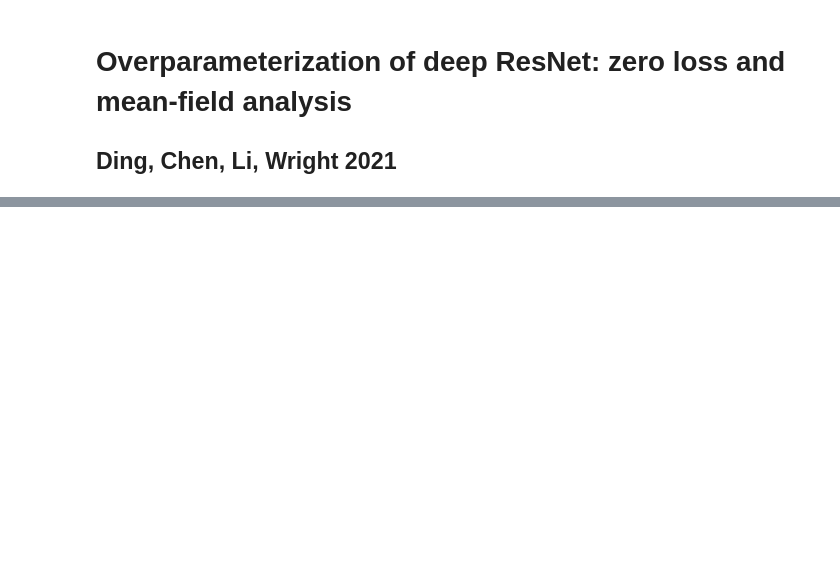
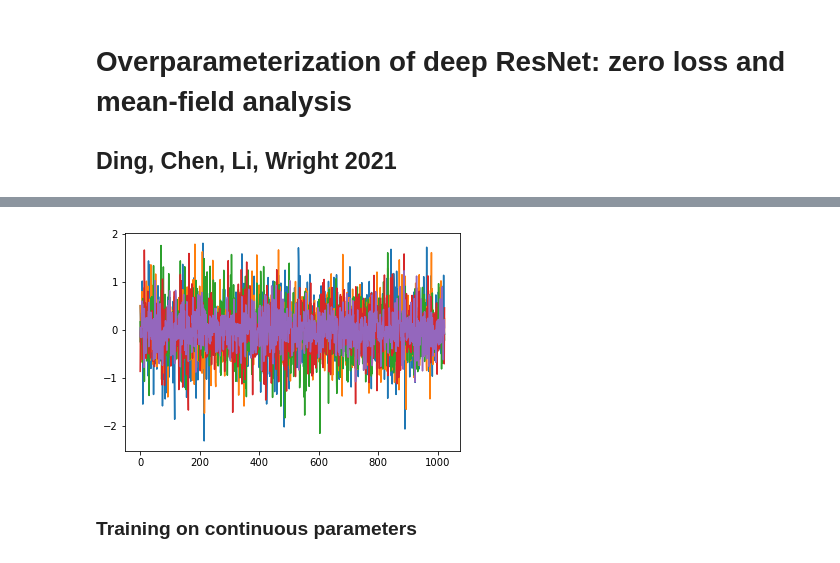
Before and after one commit to silasalberti/stat-learning, a Jupyter notebook: Ding et al 2021.ipynb, the cells around one changed output, grey strips where cells are left out. Saved outputs shown, nothing was run; the diff lists cells and outputs as text; code cells hidden in the pictures; blank space fills up the shorter version.

```diff
--- a/Ding et al 2021.ipynb
+++ b/Ding et al 2021.ipynb
@@ -71,0 +162,6 @@ plt.show()
+# %%
+plot_some_params(theta_trained-theta_untrained)
+# %% [output]
+[figure, added]
+# %% [markdown]
+### Training on continuous parameters
```
Also changed, not shown: parts of 69 cells of this notebook.
